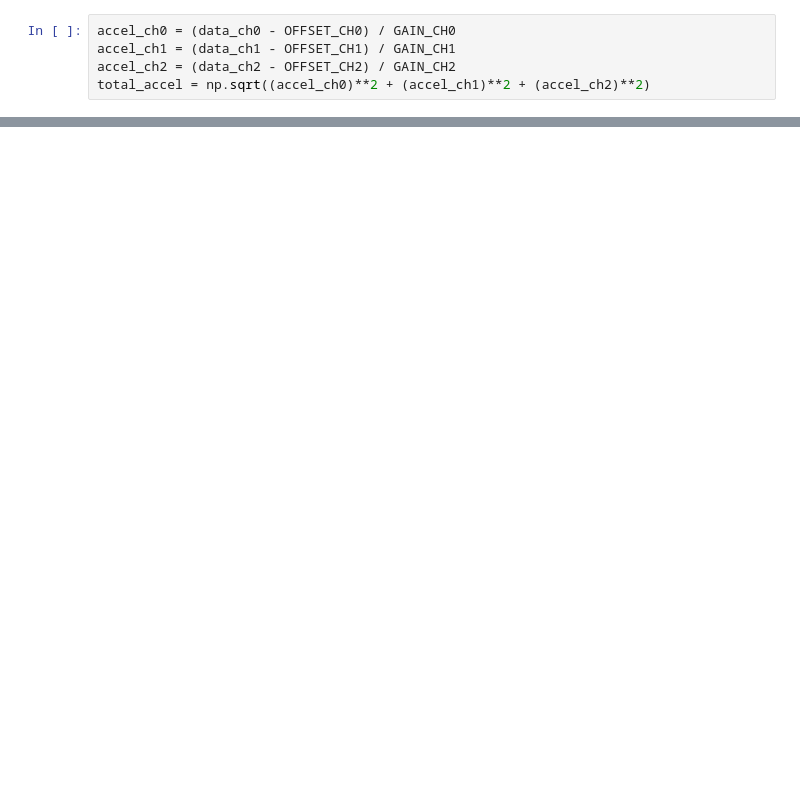
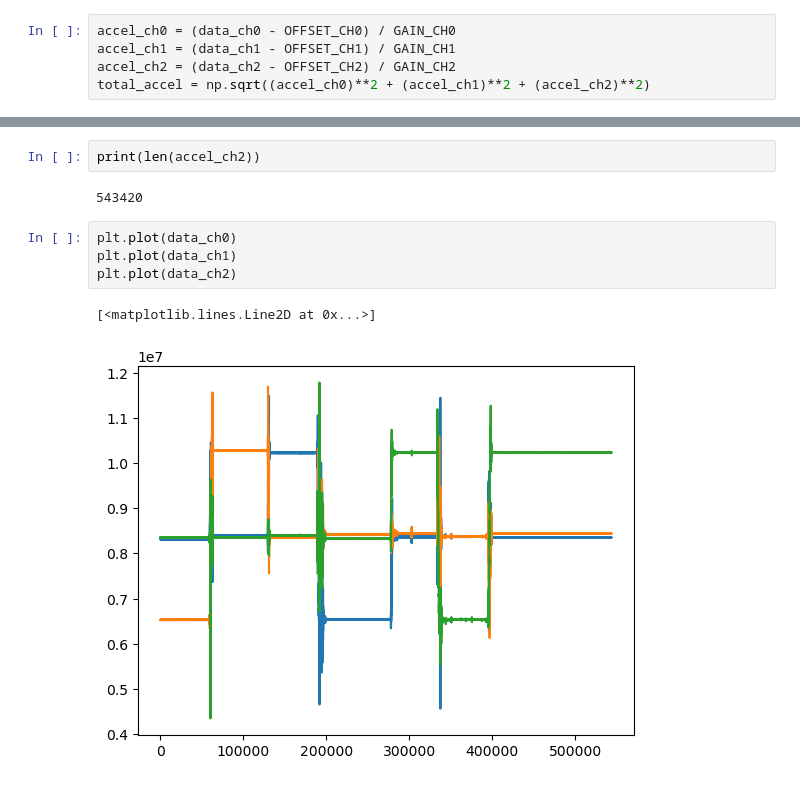
Before and after one commit to cgem-experiment/Accelerometers, a Jupyter notebook: Import_and_display_data.ipynb, the cells around one changed output, grey strips where cells are left out. Cells and saved outputs as stored; diff of their text form; blank space fills up the shorter version.

```diff
--- a/Import_and_display_data.ipynb
+++ b/Import_and_display_data.ipynb
@@ -194,0 +227,11 @@ displacement_fft(A_fft_ch2, freqs_ch2, "CH2 (z)")
+# %%
+print(len(accel_ch2))
+# %% [output]
+543420
+# %%
+plt.plot(data_ch0)
+plt.plot(data_ch1)
+plt.plot(data_ch2)
+# %% [output]
+[<matplotlib.lines.Line2D at 0x...>]
+[figure, added]
```
Also changed, not shown: parts of 14 cells of this notebook, 8 other files.
